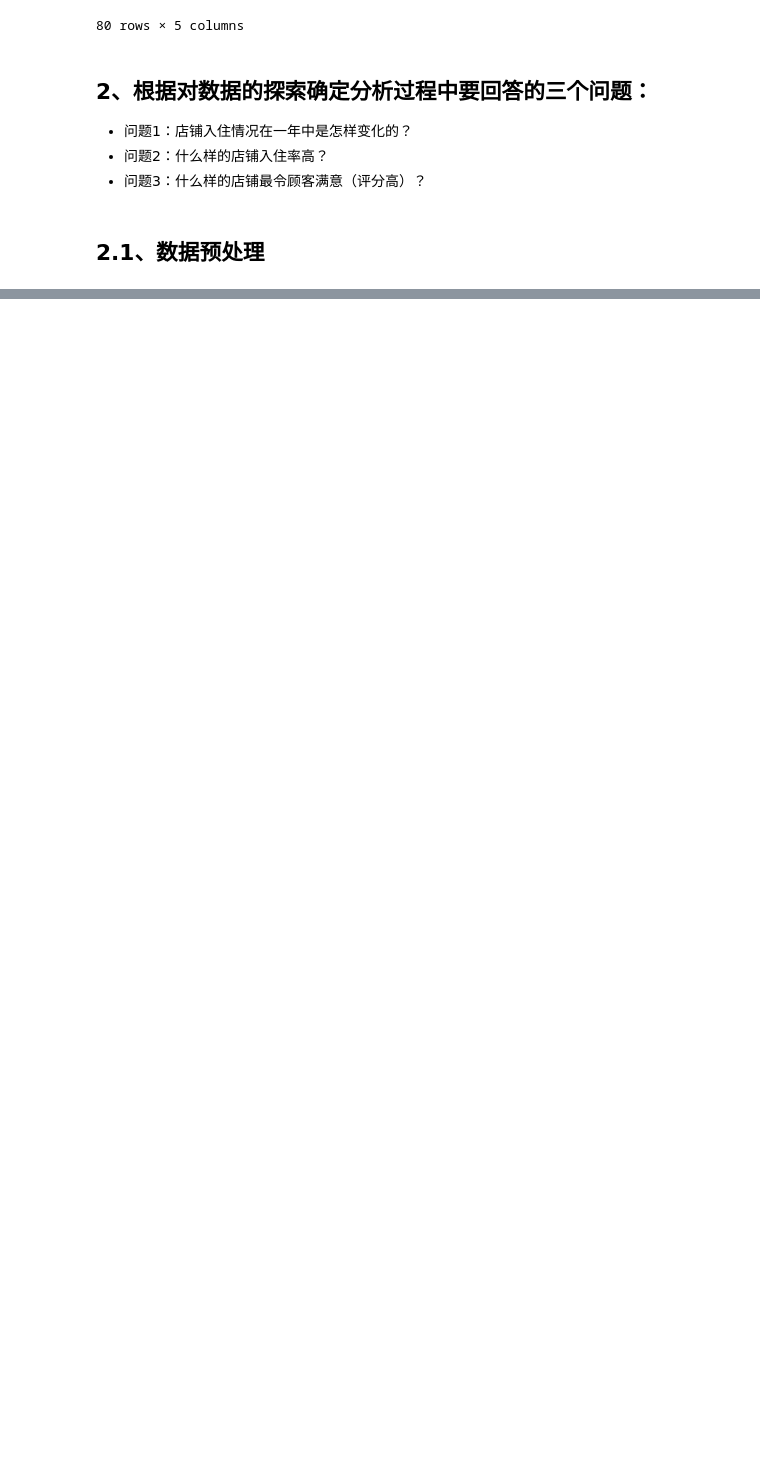
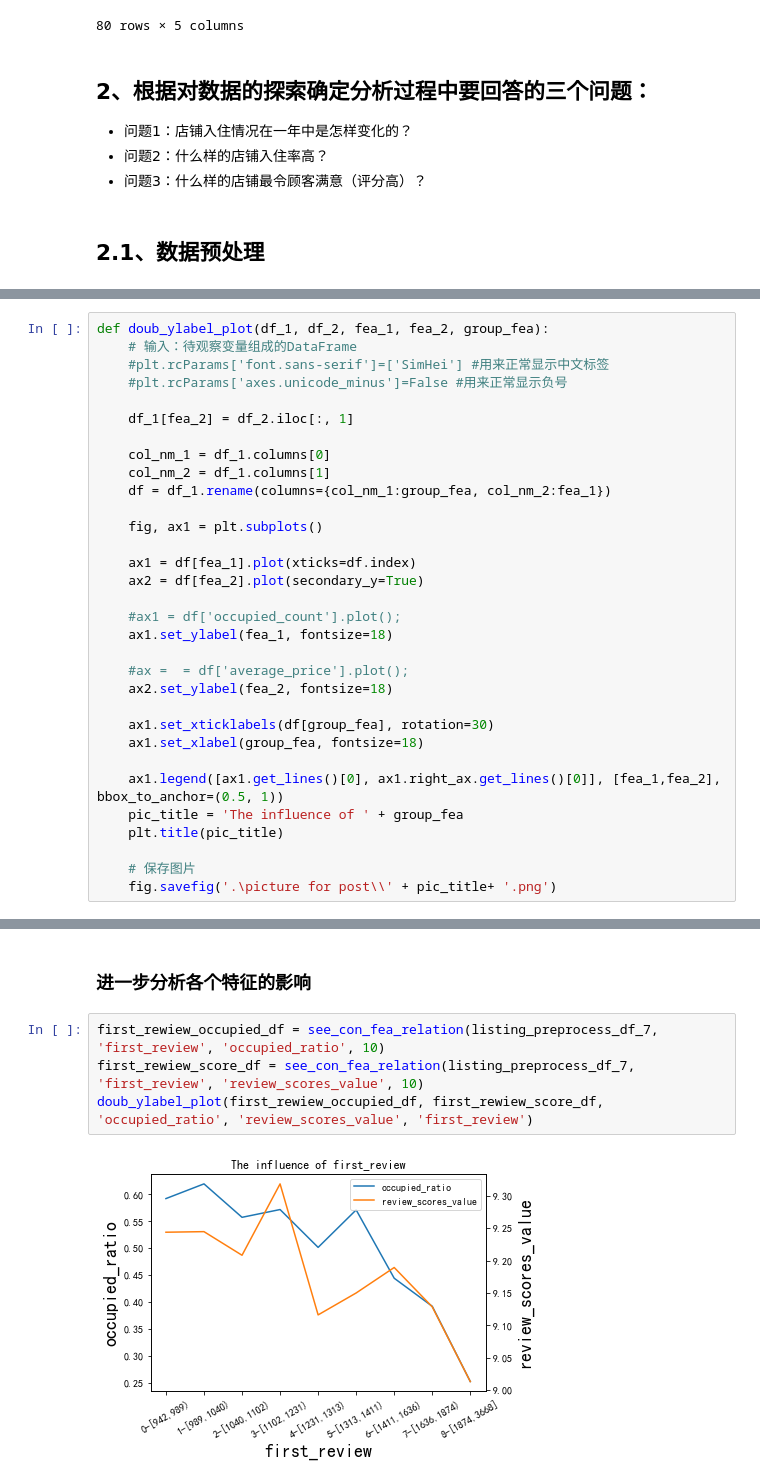
Before and after one commit to ErickyCSU/AirBnB-data-analysis-chapter1, a Jupyter notebook: 20190127-第一章代码.ipynb, the cells around one changed output, grey strips where cells are left out. Saved outputs shown, nothing was run; the diff lists cells and outputs as text; blank space fills up the shorter version.

```diff
--- a/20190127-第一章代码.ipynb
+++ b/20190127-第一章代码.ipynb
@@ -453,0 +316,32 @@ defaultdict(list, {})
+# %%
+def doub_ylabel_plot(df_1, df_2, fea_1, fea_2, group_fea):
+    # 输入：待观察变量组成的DataFrame
+    #plt.rcParams['font.sans-serif']=['SimHei'] #用来正常显示中文标签
+    #plt.rcParams['axes.unicode_minus']=False #用来正常显示负号
+
+    df_1[fea_2] = df_2.iloc[:, 1]
+
+    col_nm_1 = df_1.columns[0]
+    col_nm_2 = df_1.columns[1]
+    df = df_1.rename(columns={col_nm_1:group_fea, col_nm_2:fea_1})
+
+    fig, ax1 = plt.subplots()
+
+    ax1 = df[fea_1].plot(xticks=df.index)
+    ax2 = df[fea_2].plot(secondary_y=True)
+
+    #ax1 = df['occupied_count'].plot();
+    ax1.set_ylabel(fea_1, fontsize=18)
+
+    #ax =  = df['average_price'].plot();
+    ax2.set_ylabel(fea_2, fontsize=18)
+
+    ax1.set_xticklabels(df[group_fea], rotation=30)
+    ax1.set_xlabel(group_fea, fontsize=18)
+
+    ax1.legend([ax1.get_lines()[0], ax1.right_ax.get_lines()[0]], [fea_1,fea_2], bbox_to_anchor=(0.5, 1))
+    pic_title = 'The influence of ' + group_fea
+    plt.title(pic_title)
+
+    # 保存图片
+    fig.savefig('.\picture for post\\' + pic_title+ '.png')
@@ -453,0 +447,8 @@ defaultdict(list, {})
+# %% [markdown]
+### 进一步分析各个特征的影响
+# %%
+first_rewiew_occupied_df = see_con_fea_relation(listing_preprocess_df_7, 'first_review', 'occupied_ratio', 10)
+first_rewiew_score_df = see_con_fea_relation(listing_preprocess_df_7, 'first_review', 'review_scores_value', 10)
+doub_ylabel_plot(first_rewiew_occupied_df, first_rewiew_score_df, 'occupied_ratio', 'review_scores_value', 'first_review')
+# %% [output]
+[figure, added]
```
Also changed, not shown: parts of 65 cells of this notebook.
